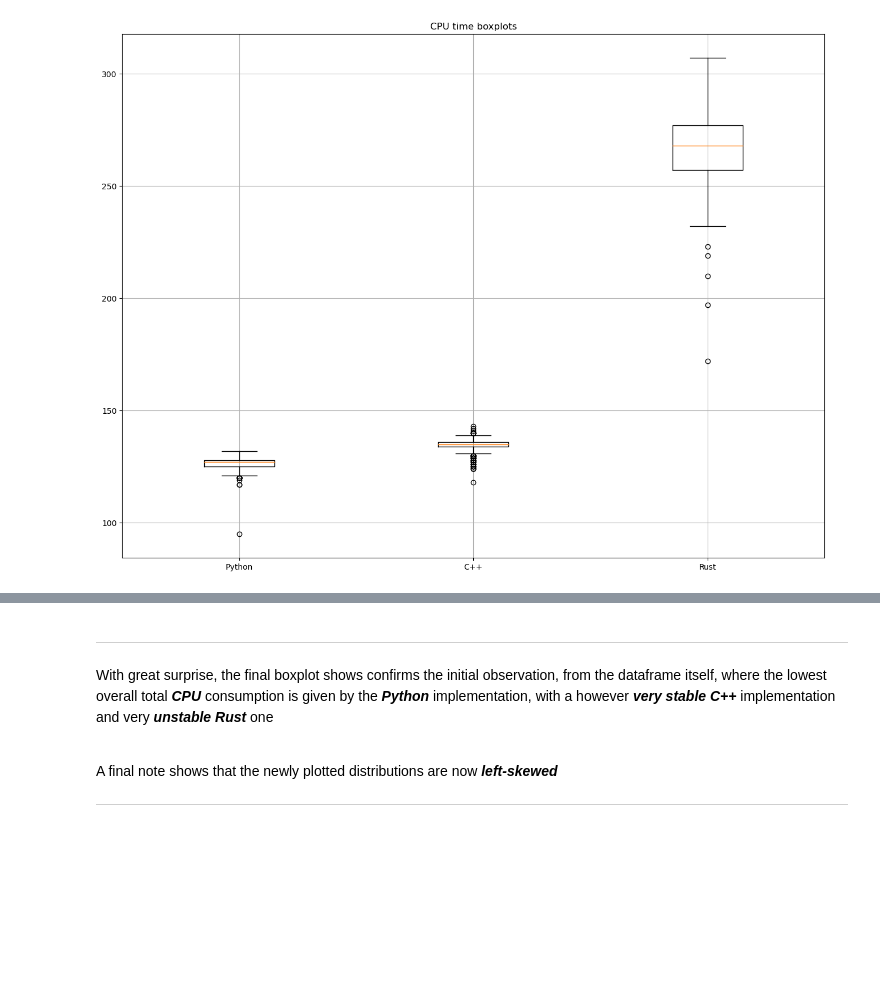
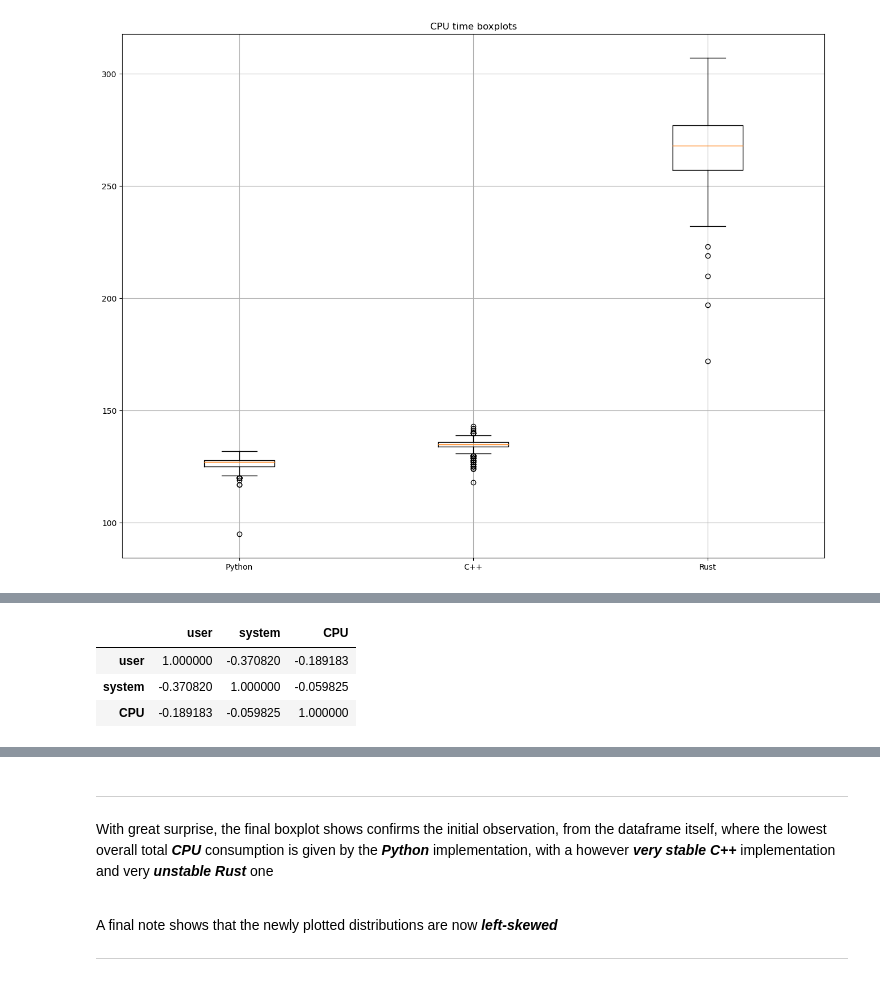
Before and after one commit to AndrewDarnall/SRM-Benchmark, a Jupyter notebook: BSDS500-Benchmark/BSDS500-Benchmark-Notebook.ipynb, the cells around one changed output, grey strips where cells are left out. Saved outputs shown, nothing was run; the diff lists cells and outputs as text; code cells hidden in the pictures; blank space fills up the shorter version.

```diff
--- a/BSDS500-Benchmark/BSDS500-Benchmark-Notebook.ipynb
+++ b/BSDS500-Benchmark/BSDS500-Benchmark-Notebook.ipynb
@@ -515,0 +531,8 @@ get_boxplot("CPU", "CPU")
+# %%
+# Check for correlation coefficients in the Python implementation
+py_df[["user", "system", "CPU"]].corr()
+# %% [output]
+|  | user | system | CPU |
+| user | 1.000000 | -0.370820 | -0.189183 |
+| system | -0.370820 | 1.000000 | -0.059825 |
+| CPU | -0.189183 | -0.059825 | 1.000000 |
```
Also changed, not shown: parts of 23 cells of this notebook.
